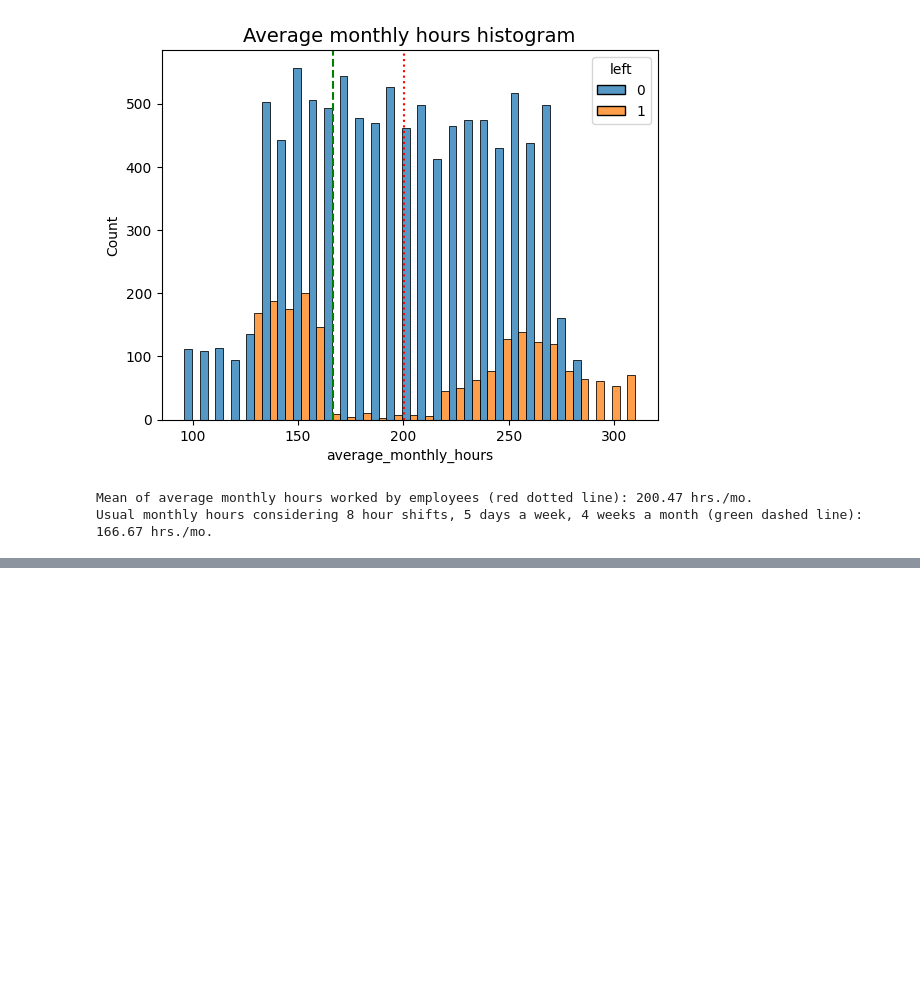
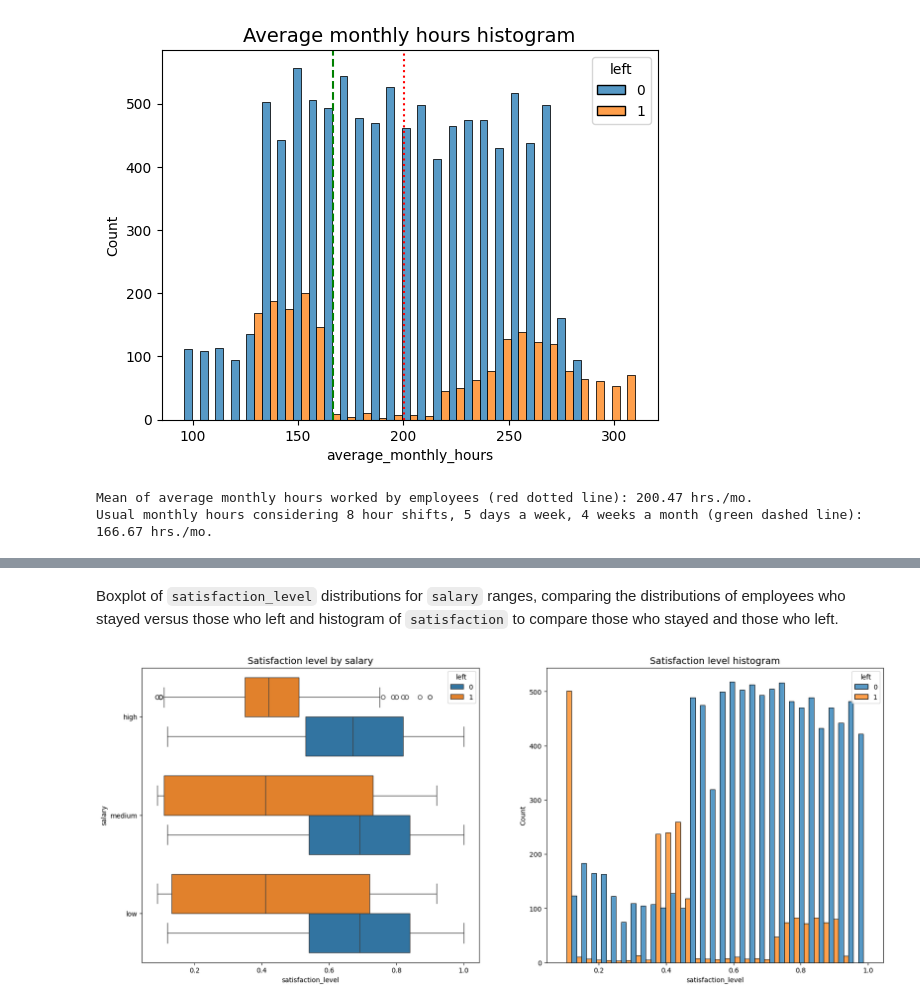
Before and after one commit to AlbertoMPalacioBastos/Machine_Learning_to_provide_insights_for_Human_Resources, a Jupyter notebook: Salifort Motors Project.ipynb, the cells around one changed output, grey strips where cells are left out. Cells and saved outputs as stored; diff of their text form; code cells hidden in the pictures; blank space fills up the shorter version.

```diff
--- a/Salifort Motors Project.ipynb
+++ b/Salifort Motors Project.ipynb
@@ -431,0 +494,19 @@ It might be natural that people who work on more projects would also work longer
+# %% [markdown]
+Boxplot of `satisfaction_level` distributions for `salary` ranges, comparing the distributions of employees who stayed versus those who left and histogram of `satisfaction` to compare those who stayed and those who left.
+# %%
+# Set figure and axes
+fig, ax = plt.subplots(1, 2, figsize = (20,8))
+
+# Create boxplot showing `satisfaction_level` distributions for `salary`, comparing employees who stayed versus those who left
+sns.boxplot(data=df1, x='satisfaction_level', y='salary', hue='left', orient="h", ax=ax[0])
+ax[0].invert_yaxis()
+ax[0].set_title('Satisfaction level by salary', fontsize='14')
+
+# Create histogram showing distribution of `satisfaction_level`, comparing employees who stayed versus those who left
+sns.histplot(data=df1, x='satisfaction_level', hue='left', multiple='dodge',ax=ax[1])
+ax[1].set_title('Satisfaction level histogram', fontsize='14')
+
+# Display the plots
+plt.show()
+# %% [output]
+[figure, added]
```
Also changed, not shown: parts of 11 cells of this notebook.
